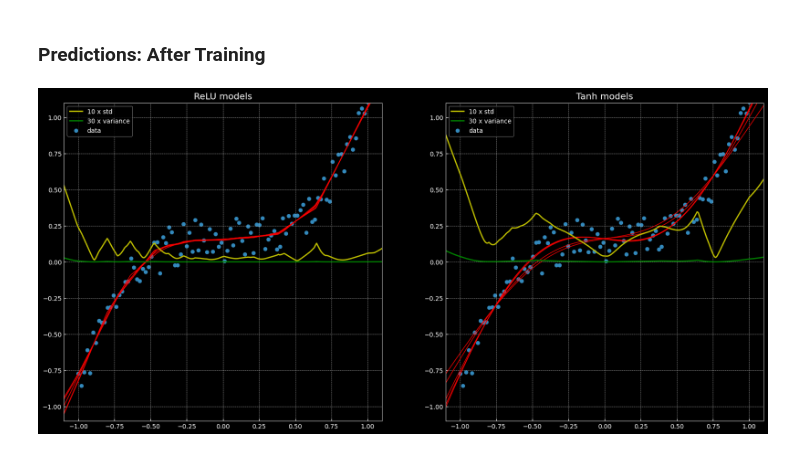
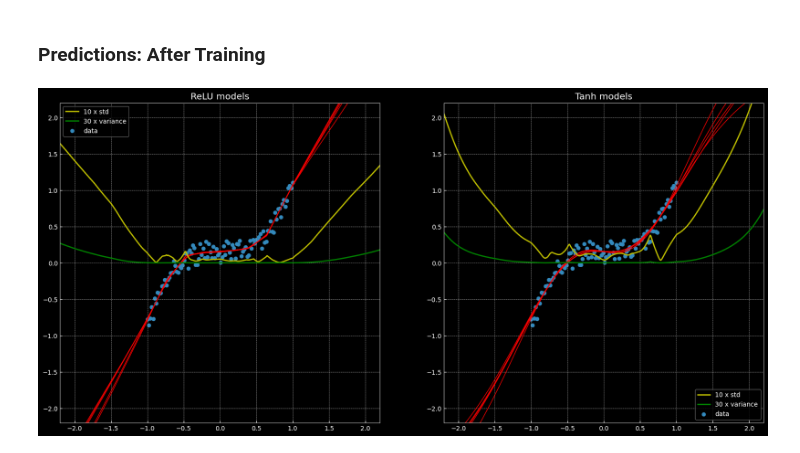
Before and after one commit to hashbanger/PyTorch_for_Deep_Learning, a Jupyter notebook: by_Yann_Lecun/Week2/05_Regression.ipynb, the cells around one changed output. Cells and saved outputs as stored; diff of their text form; code cells hidden in the pictures.

```diff
--- a/by_Yann_Lecun/Week2/05_Regression.ipynb
+++ b/by_Yann_Lecun/Week2/05_Regression.ipynb
@@ -207,30 +207,30 @@ plt.legend();
 # %%
 y_pred = list()
 relu_models = models[: n_networks // 2]
 tanh_models = models[n_networks // 2: ]
 plt.figure(figsize= (20,10))
 
 def dense_prediction(models, non_linearity, zoom):
     plt.subplot(1, 2, 1 if non_linearity == 'ReLU' else 2)
     for model in models:
         X_new = torch.unsqueeze(torch.linspace(-4, 4, 1001), dim = 1).to(device)
 
         # gettting predictions from inputs
         with torch.no_grad():
             y_pred.append(model(X_new))
 
         plt.plot(X_new.cpu().numpy(), y_pred[-1].cpu().numpy(), 'r-', lw = 1)
     plt.scatter(X.cpu().numpy(), y.cpu().numpy(), label = 'data')
     plt.axis('square')
     plt.axis(torch.tensor((-1.1, 1.1, -1.1, 1.1)) * zoom);
     y_combo = torch.stack(y_pred)
     plt.plot(X_new.cpu().numpy(), 10 * y_combo.var(dim = 0).cpu().sqrt().numpy(), 'y', label = '10 x std')
     plt.plot(X_new.cpu().numpy(), 10 * y_combo.var(dim = 0).cpu().numpy(), 'g', label = '30 x variance')
     plt.legend()
     plt.title(non_linearity + ' models')
 
-z = 1 # try 1 or 4
+z = 2 # try 1 or 4
 dense_prediction(relu_models, 'ReLU', zoom = z)
 dense_prediction(tanh_models, 'Tanh', zoom = z)
 # %% [output]
-[figure, old version]
+[figure, new version]
```
Also changed, not shown: parts of 3 cells of this notebook.
